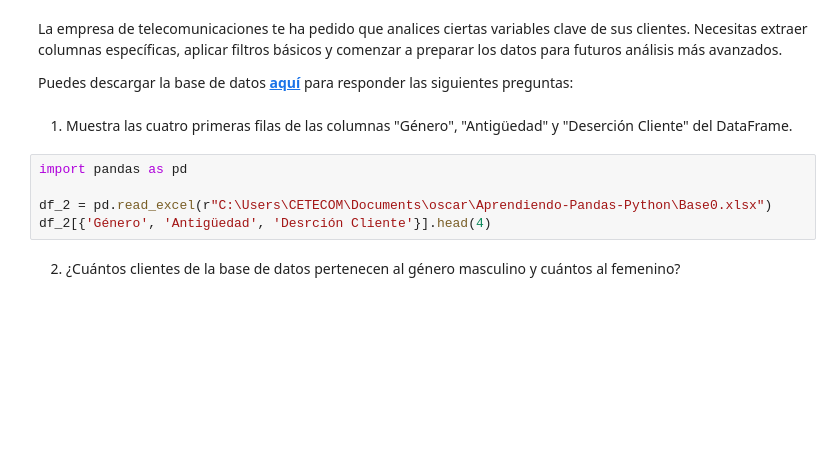
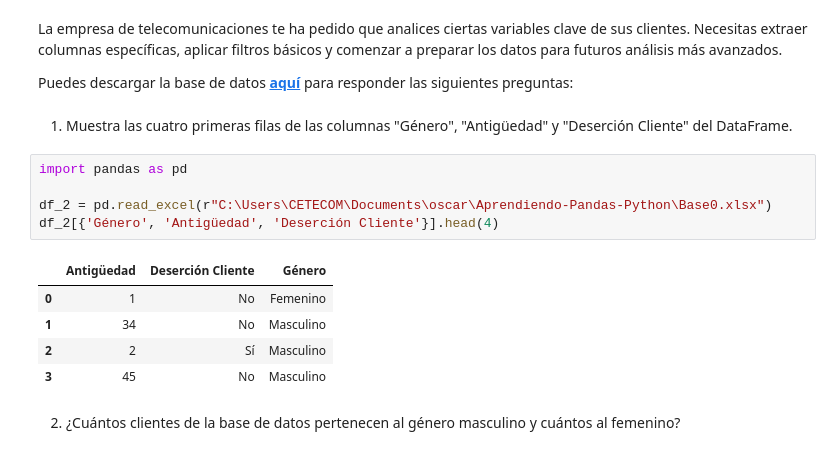
Before and after one commit to oscar-abud/Aprendiendo-Pandas-Python, a Jupyter notebook: Laboratorio 0_Introducción a Pandas.ipynb, the cells around one changed output. Cells and saved outputs as stored; diff of their text form; blank space fills up the shorter version.

```diff
--- a/Laboratorio 0_Introducción a Pandas.ipynb
+++ b/Laboratorio 0_Introducción a Pandas.ipynb
@@ -234,7 +232,13 @@ Puedes descargar la base de datos **<a href="https://docs.google.com/spreadsheet
 # %%
 import pandas as pd
 
 df_2 = pd.read_excel(r"C:\Users\CETECOM\Documents\oscar\Aprendiendo-Pandas-Python\Base0.xlsx")
-df_2[{'Género', 'Antigüedad', 'Desrción Cliente'}].head(4)
+df_2[{'Género', 'Antigüedad', 'Deserción Cliente'}].head(4)
+# %% [output]
+|  | Antigüedad | Deserción Cliente | Género |
+| 0 | 1 | No | Femenino |
+| 1 | 34 | No | Masculino |
+| 2 | 2 | Sí | Masculino |
+| 3 | 45 | No | Masculino |
 # %% [markdown]
 2. ¿Cuántos clientes de la base de datos pertenecen al género masculino y cuántos al femenino?
```
Also changed, not shown: parts of 5 cells of this notebook.
